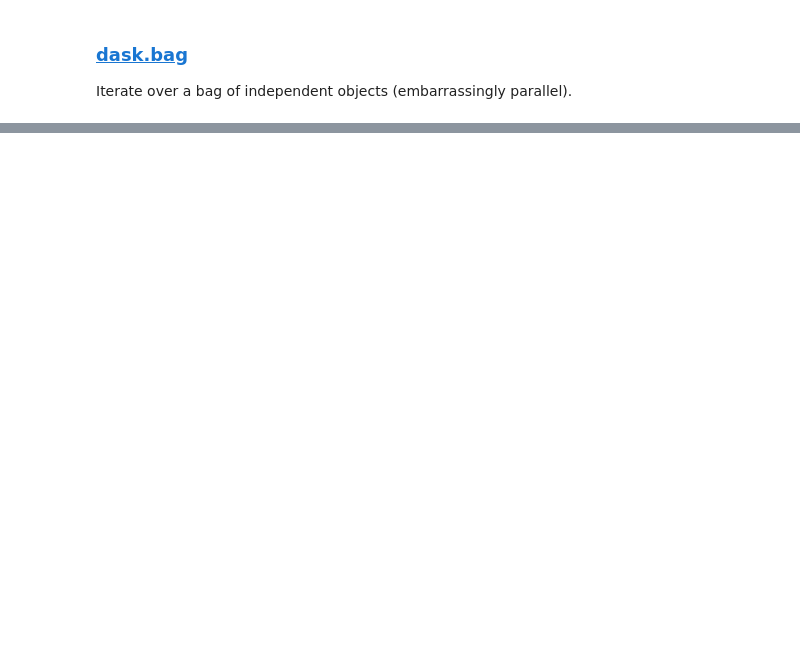
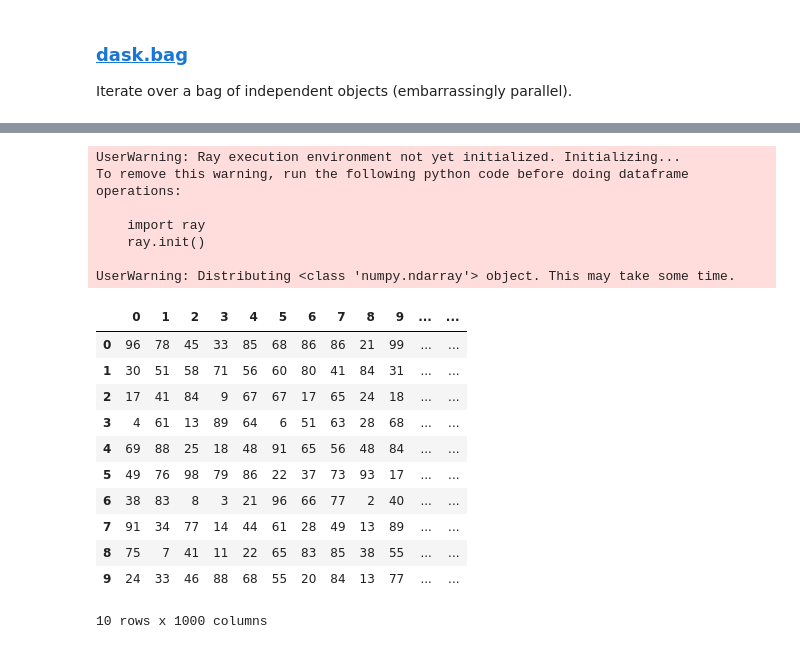
Before and after one commit to lukeconibear/swd6_hpp, a Jupyter notebook: docs/_build/jupyter_execute/06_parallelisation.ipynb, the cells around one changed output, grey strips where cells are left out. Drawn from its saved outputs; the diff is of its cells as text; code cells hidden in the pictures; blank space fills up the shorter version.

```diff
--- a/docs/_build/jupyter_execute/06_parallelisation.ipynb
+++ b/docs/_build/jupyter_execute/06_parallelisation.ipynb
@@ -296,0 +434,24 @@ tasks, actors, ML
+# %%
+frame_data = np.random.randint(0, 100, size=(5_000, 1_000))
+df = pd.DataFrame(frame_data)
+df.head(10)
+# %% [output]
+UserWarning: Ray execution environment not yet initialized. Initializing...
+To remove this warning, run the following python code before doing dataframe operations:
+
+    import ray
+    ray.init()
+
+UserWarning: Distributing <class 'numpy.ndarray'> object. This may take some time.
+|  | 0 | 1 | 2 | 3 | 4 | 5 | 6 | 7 | 8 | 9 | ... | ... |
+| 0 | 96 | 78 | 45 | 33 | 85 | 68 | 86 | 86 | 21 | 99 | ... | ... |
+| 1 | 30 | 51 | 58 | 71 | 56 | 60 | 80 | 41 | 84 | 31 | ... | ... |
+| 2 | 17 | 41 | 84 | 9 | 67 | 67 | 17 | 65 | 24 | 18 | ... | ... |
+| 3 | 4 | 61 | 13 | 89 | 64 | 6 | 51 | 63 | 28 | 68 | ... | ... |
+| 4 | 69 | 88 | 25 | 18 | 48 | 91 | 65 | 56 | 48 | 84 | ... | ... |
+| 5 | 49 | 76 | 98 | 79 | 86 | 22 | 37 | 73 | 93 | 17 | ... | ... |
+| 6 | 38 | 83 | 8 | 3 | 21 | 96 | 66 | 77 | 2 | 40 | ... | ... |
+| 7 | 91 | 34 | 77 | 14 | 44 | 61 | 28 | 49 | 13 | 89 | ... | ... |
+| 8 | 75 | 7 | 41 | 11 | 22 | 65 | 83 | 85 | 38 | 55 | ... | ... |
+| 9 | 24 | 33 | 46 | 88 | 68 | 55 | 20 | 84 | 13 | 77 | ... | ... |
+10 rows x 1000 columns
```
Also changed, not shown: parts of 63 cells of this notebook, 36 other files.
